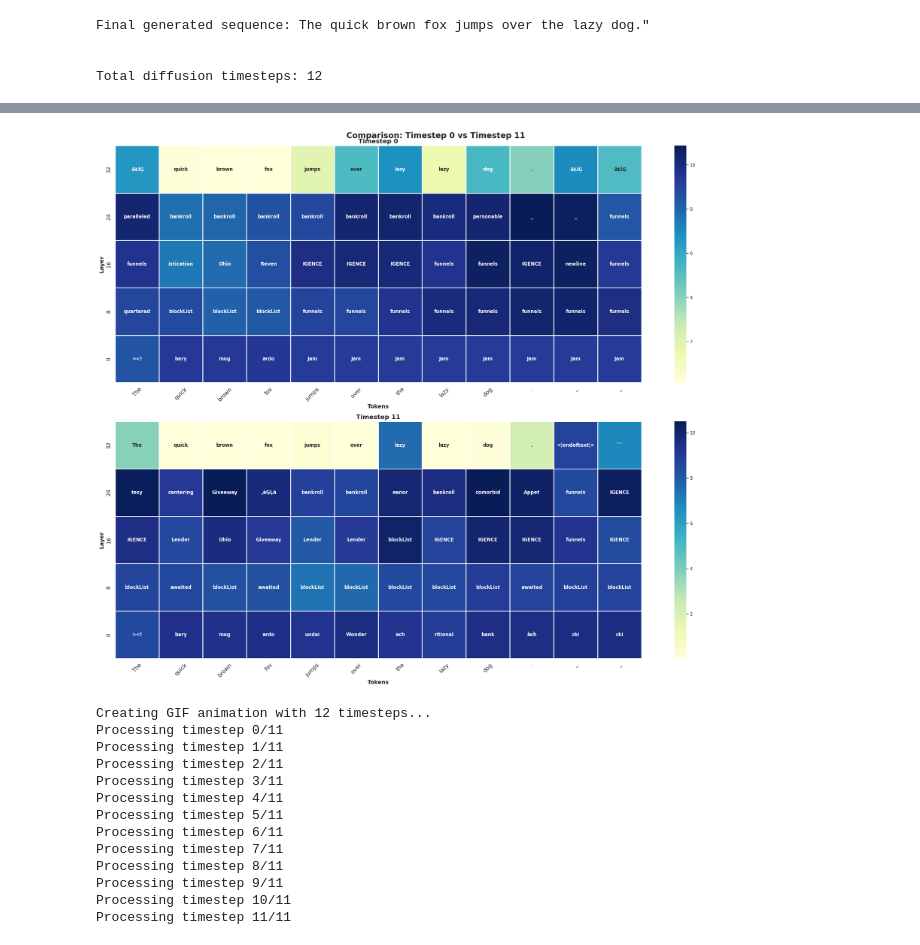
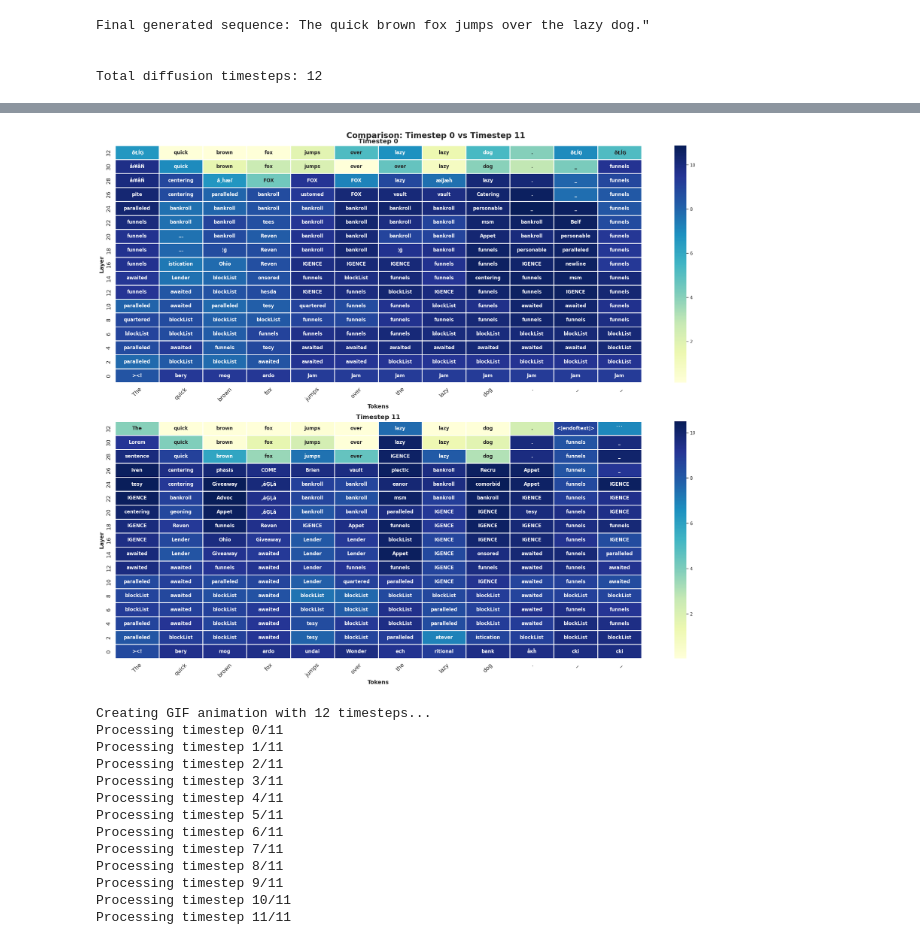
Before and after one commit to ghubnerr/llada-mech-interp, a Jupyter notebook: notebooks/activations.ipynb, the cells around one changed output, grey strips where cells are left out. Saved outputs shown, nothing was run; the diff lists cells and outputs as text; code cells hidden in the pictures.

```diff
--- a/notebooks/activations.ipynb
+++ b/notebooks/activations.ipynb
@@ -55,7 +53,7 @@ show_heatmap_step(data, total_timesteps - 1, skip_every_n)
 # %%
-compare_steps(data, 0, total_timesteps - 1, skip_every_n)
+compare_steps(data, 0, total_timesteps - 1, 2)
 # %% [output]
-[figure, old version]
+[figure, new version]
 # %%
 output_path = save_animation(
     data,
```
Also changed, not shown: parts of 3 cells of this notebook, 1 other file.
